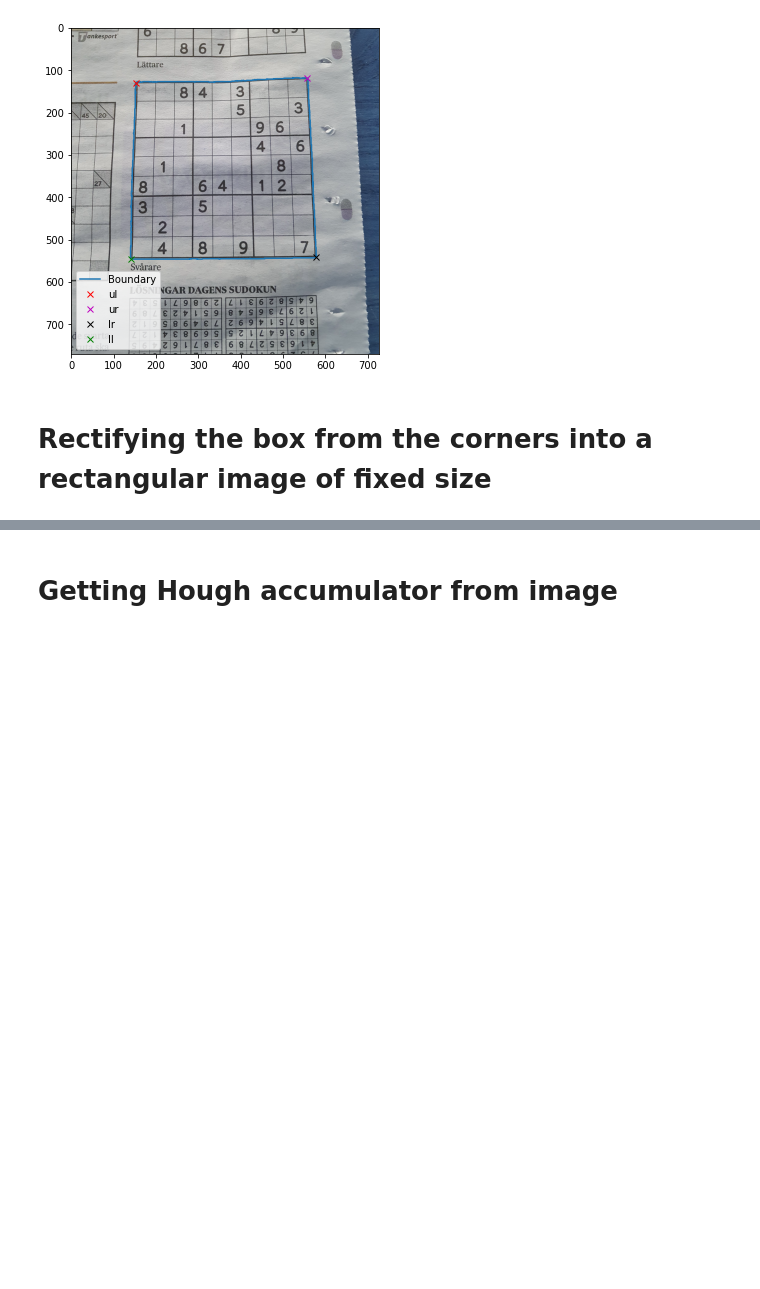
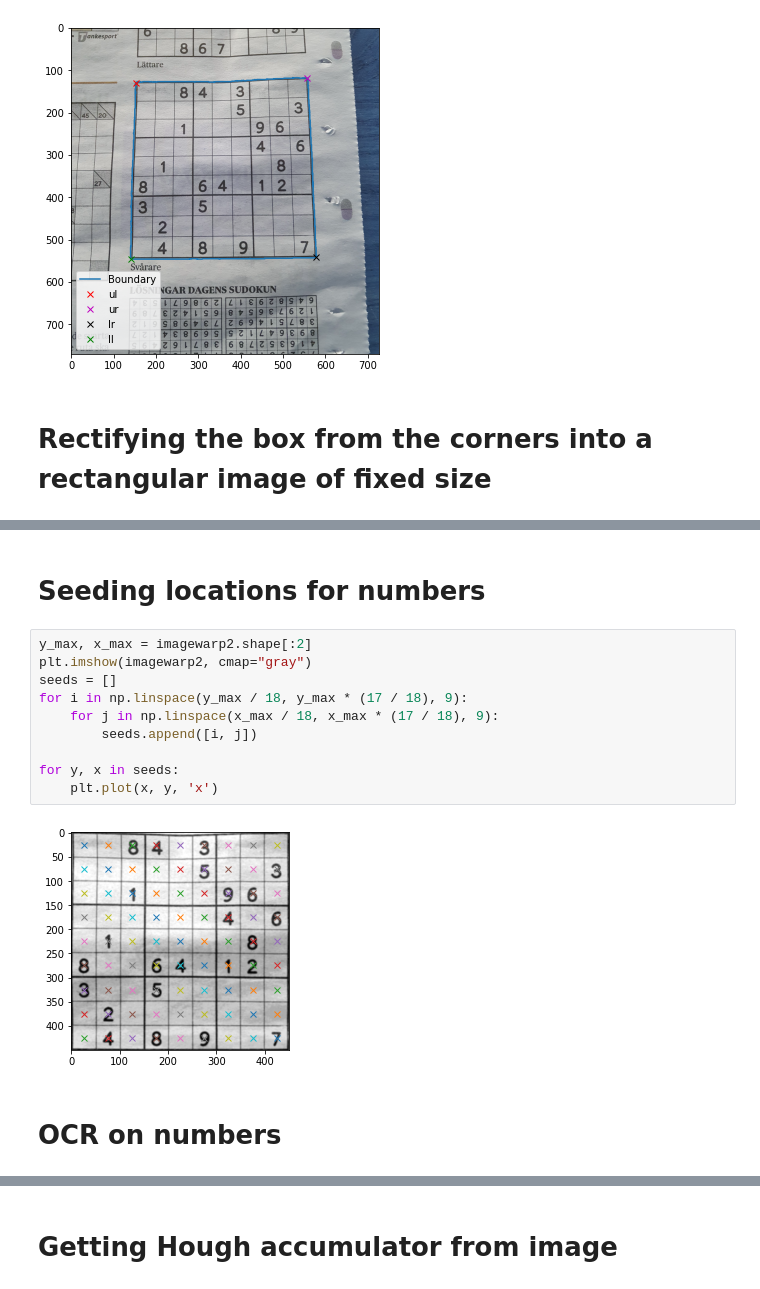
Before and after one commit to emanuelen5/sudoku-solver, a Jupyter notebook: hough.ipynb, the cells around one changed output, grey strips where cells are left out. Drawn from its saved outputs; the diff is of its cells as text; blank space fills up the shorter version.

```diff
--- a/hough.ipynb
+++ b/hough.ipynb
@@ -198,2 +199,18 @@ Drawing point [141. 545.]
 [figure]
 [figure]
+# %% [markdown]
+# Seeding locations for numbers
+# %%
+y_max, x_max = imagewarp2.shape[:2]
+plt.imshow(imagewarp2, cmap="gray")
+seeds = []
+for i in np.linspace(y_max / 18, y_max * (17 / 18), 9):
+    for j in np.linspace(x_max / 18, x_max * (17 / 18), 9):
+        seeds.append([i, j])
+
+for y, x in seeds:
+    plt.plot(x, y, 'x')
+# %% [output]
+[figure, added]
+# %% [markdown]
+# OCR on numbers
```
Also changed, not shown: parts of 4 cells of this notebook, 1 other file.
